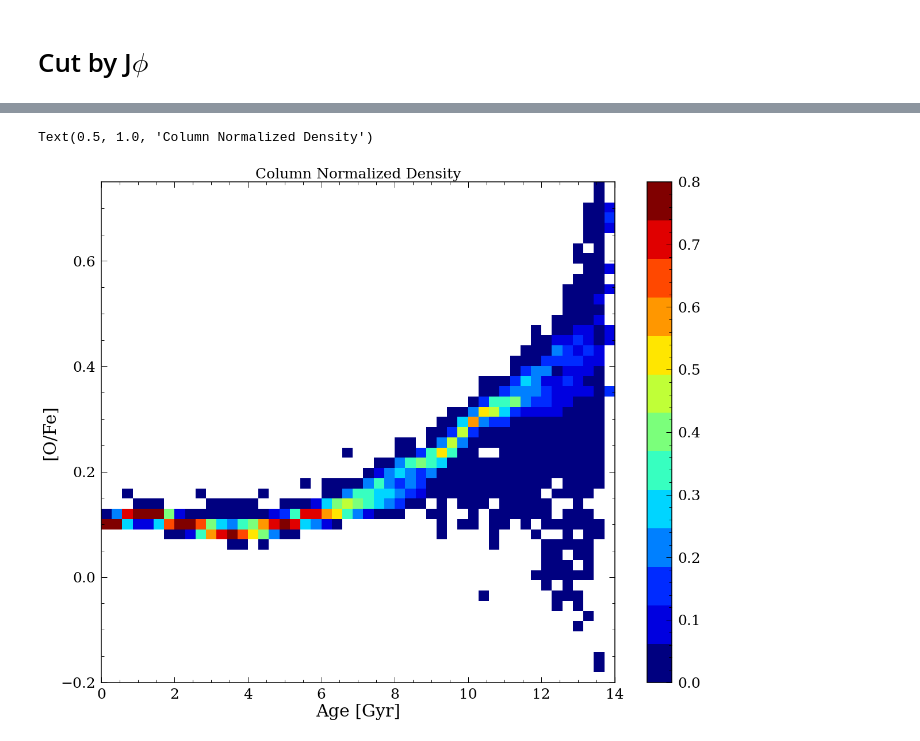
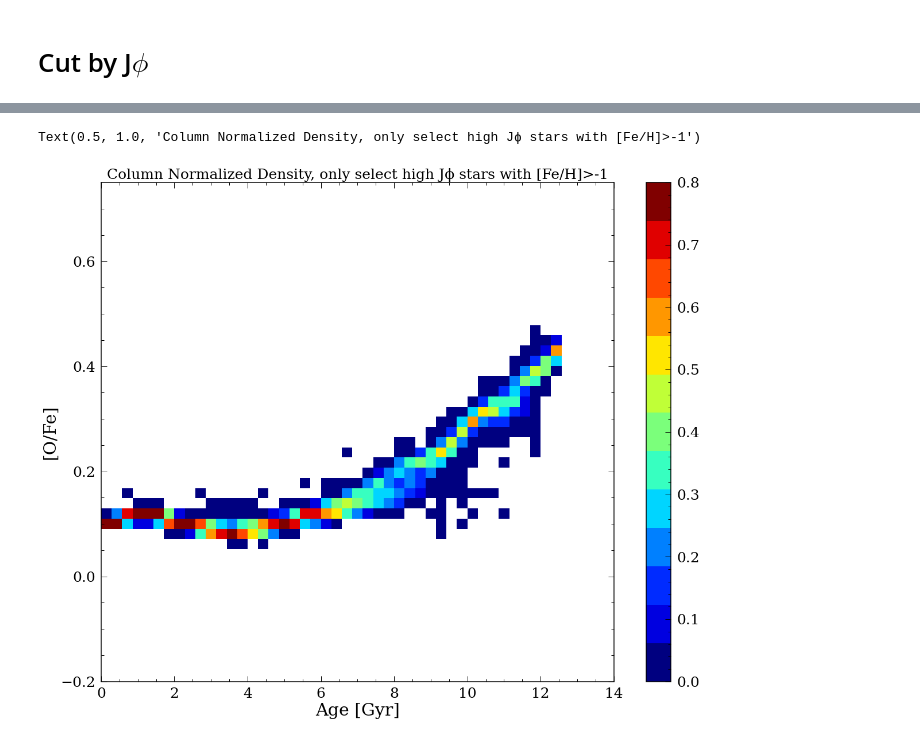
Before and after one commit to lyx12311/RbirThesisNIHAO, a Jupyter notebook: GroupsStars.ipynb, the cells around one changed output, grey strips where cells are left out. Drawn from its saved outputs; the diff is of its cells as text; code cells hidden in the pictures.

```diff
--- a/GroupsStars.ipynb
+++ b/GroupsStars.ipynb
@@ -139,7 +139,7 @@ Text(0, 0.5, '[O/Fe]')
 # %% [markdown]
 # cut with [Fe/H] and age
 # %%
-agecut = 9
+agecut = 10
 plt.figure(figsize=(20,8))
 
 plt.subplot(1,2,1)
@@ -148,22 +148,22 @@ df_halo = df_halo.loc[df_halo['age']>agecut].reset_index(drop=True)
 plt.hexbin(df_halo['age'], df_halo['feh'], C=abs(df_halo['Jz']),extent=(0,14,-5,0.5),
            gridsize=100, mincnt=1,cmap='jet',vmin=0,vmax=5000)
 cb = plt.colorbar()
-cb.set_label('|z|')
+cb.set_label('|Jϕ|')
 plt.xlabel('Age')
 plt.ylabel('[Fe/H]')
 plt.title('[Fe/H] < -1 dex; age > 9 Gyr',fontsize=25)
 
 
-df_thindisk = df.loc[abs(df['z'])<0.5].reset_index(drop=True)
-df_thindisk = df_thindisk.loc[df_thindisk['R']>12].reset_index(drop=True)
+df_thindisk = df.loc[df['R']>10].reset_index(drop=True)
 df_thindisk = df_thindisk.loc[df_thindisk['age']<agecut].reset_index(drop=True)
 plt.subplot(1,2,2)
 plt.hexbin(df_thindisk['age'], df_thindisk['feh'],
            C=abs(df_thindisk['Jz']),extent=(0,14,-5,0.5),
            gridsize=100, mincnt=1,cmap='jet',vmin=0,vmax=5000)
 cb = plt.colorbar()
-cb.set_label('|z|')
+cb.set_label('|Jϕ|')
 plt.xlabel('Age')
 plt.ylabel('[Fe/H]')
 plt.title('|z| < 0.5 kpc; R > 12 kpc; age < 9 Gyr',fontsize=25)
+plt.tight_layout()
 # %% [output]
@@ -303,0 +441,25 @@ Text(0.5, 1.0, 'Column Normalized Density')
+# %%
+alldenplot = pd.concat([df_halo, df_thindisk])
+alldenplot = alldenplot.reset_index(drop=True)
+H, yedges, xedges = np.histogram2d(alldenplot['age'], alldenplot['ofe'],
+                                   bins=(np.linspace(0,14,50),
+                                    np.linspace(-0.2,0.75,50)))
+for i in trange(len(yedges)-1):
+    m = (alldenplot['age']>yedges[i])&(alldenplot['age']<yedges[i+1])
+    H[i,:] = H[i,:]/sum(m)
+
+for i in range(len(H[0,:])):
+    for j in range(len(H[:,0])):
+        if H[j,i] == 0:
+            H[j,i] = np.nan
+
+cmap1 = plt.cm.get_cmap('jet',13)
+cmap1.set_bad('white',1.)
+
+plt.figure(figsize=(20,16))
+plt.pcolormesh(yedges, xedges, H.T, cmap=cmap1, vmin=0, vmax=0.8)
+cb = plt.colorbar()
+
+plt.xlabel('Age [Gyr]')
+plt.ylabel('[O/Fe]')
+plt.title('Column Normalized Density, only select high Jϕ stars', fontsize=25)
@@ -308,6 +475,7 @@ plt.figure(figsize=(20,8))
 plt.subplot(1,2,1)
 df_halo = df.loc[abs(df['Jz'])<1000].reset_index(drop=True)
 df_halo = df_halo.loc[df_halo['age']>agecut].reset_index(drop=True)
+df_halo = df_halo.loc[df_halo['feh']>-1].reset_index(drop=True)
 plt.hexbin(df_halo['age'], df_halo['feh'], C=abs(df_halo['Jz']),extent=(0,14,-5,0.5),
            gridsize=100, mincnt=1,cmap='jet',vmin=0,vmax=2500)
 cb = plt.colorbar()
@@ -318,6 +486,7 @@ plt.title('Jϕ < 1000 km/s; age > 10 Gyr',fontsize=25)
 
 
 df_thindisk = df.loc[abs(df['Jz'])>2000].reset_index(drop=True)
+#df_thindisk = df_thindisk.loc[abs(df_thindisk['z'])<0.5].reset_index(drop=True)
 df_thindisk = df_thindisk.loc[(df_thindisk['R'])>10].reset_index(drop=True)
 df_thindisk = df_thindisk.loc[df_thindisk['age']<agecut].reset_index(drop=True)
 df_thindisk = df_thindisk.loc[df_thindisk['feh']<0].reset_index(drop=True)
@@ -428,28 +505,28 @@ Text(0, 0.5, '[O/Fe]')
 # %%
 alldenplot = pd.concat([df_halo, df_thindisk])
 alldenplot = alldenplot.reset_index(drop=True)
 H, yedges, xedges = np.histogram2d(alldenplot['age'], alldenplot['ofe'],
                                    bins=(np.linspace(0,14,50),
                                     np.linspace(-0.2,0.75,50)))
 for i in trange(len(yedges)-1):
     m = (alldenplot['age']>yedges[i])&(alldenplot['age']<yedges[i+1])
     H[i,:] = H[i,:]/sum(m)
 
 for i in range(len(H[0,:])):
     for j in range(len(H[:,0])):
         if H[j,i] == 0:
             H[j,i] = np.nan
 
 cmap1 = plt.cm.get_cmap('jet',13)
 cmap1.set_bad('white',1.)
 
 plt.figure(figsize=(20,16))
 plt.pcolormesh(yedges, xedges, H.T, cmap=cmap1, vmin=0, vmax=0.8)
 cb = plt.colorbar()
 
 plt.xlabel('Age [Gyr]')
 plt.ylabel('[O/Fe]')
-plt.title('Column Normalized Density', fontsize=25)
+plt.title('Column Normalized Density, only select high Jϕ stars with [Fe/H]>-1', fontsize=25)
 # %% [output]
-Text(0.5, 1.0, 'Column Normalized Density')
+Text(0.5, 1.0, 'Column Normalized Density, only select high Jϕ stars with [Fe/H]>-1')
-[figure, old version]
+[figure, new version]
```
Also changed, not shown: parts of 13 cells of this notebook.
